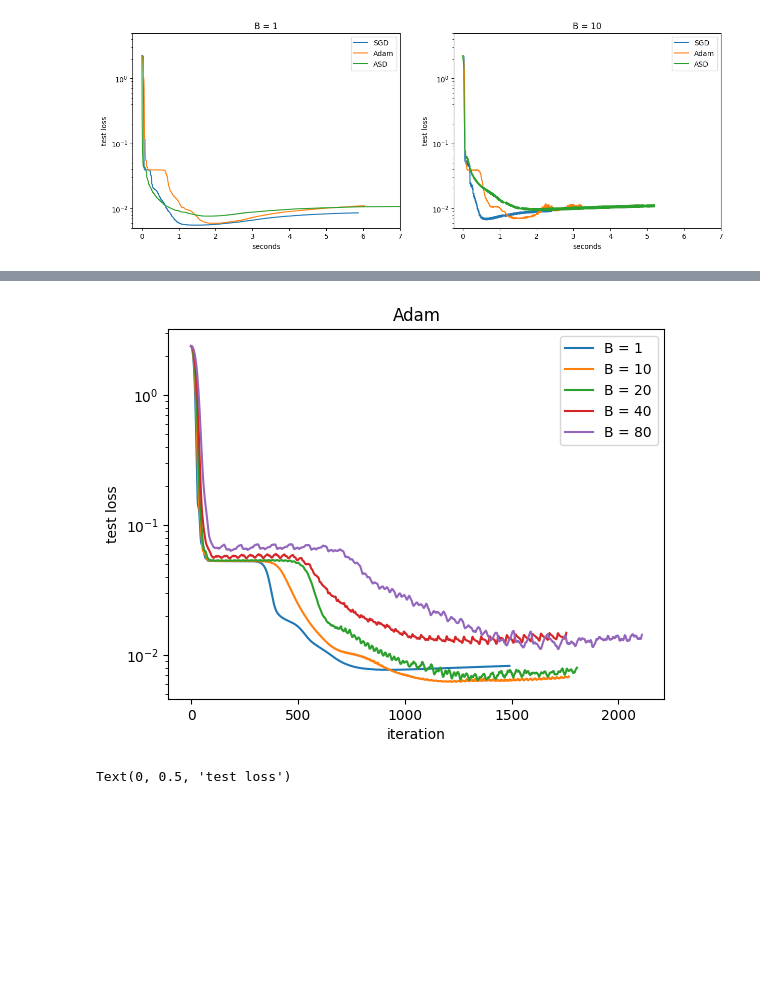
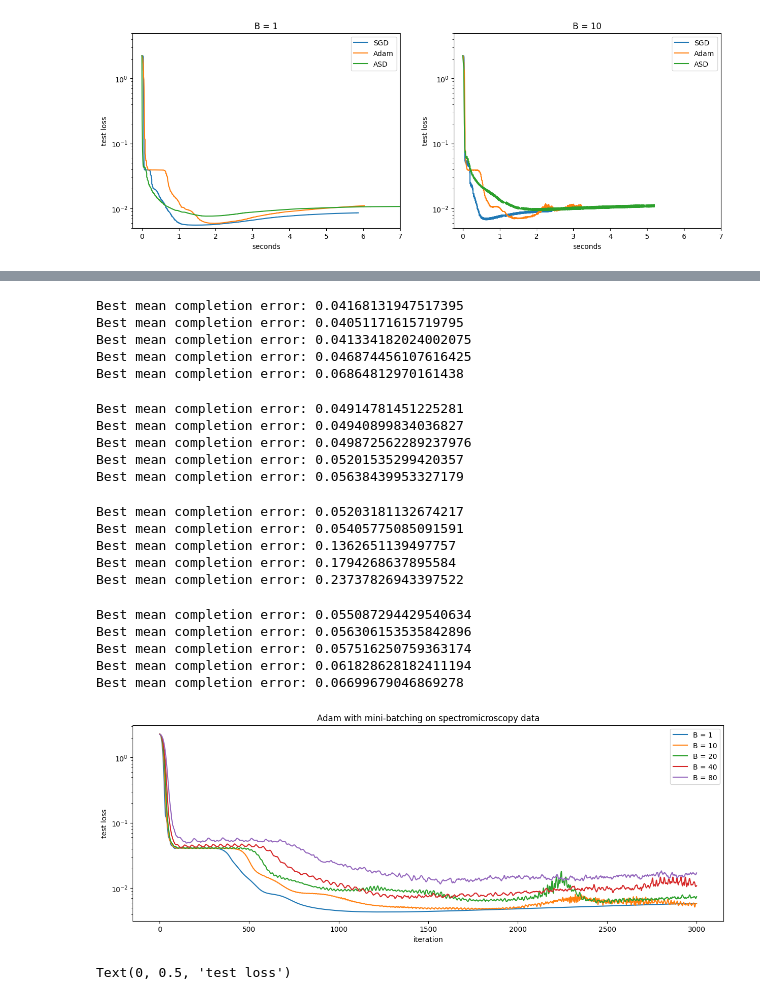
Before and after one commit to SeanESCA/continuous-matrix-completion, a Jupyter notebook: Experiments.ipynb, the cells around one changed output, grey strips where cells are left out. Cells and saved outputs as stored; diff of their text form; code cells hidden in the pictures; blank space fills up the shorter version.

Commit message:
Completed experiments for setting learning rate for SGD, and comparing the test loss and mean completion error.

```diff
--- a/Experiments.ipynb
+++ b/Experiments.ipynb
@@ -226,8 +218,10 @@ plt.legend(loc="upper right")
 # %%
 file = np.load("CW2.npz")
-A = torch.tensor(file["Y"], dtype=torch.float32)
-A = A.reshape((25**2, 49))
+A = torch.tensor(file["Y"], dtype=torch.float32).reshape((25**2, 49))
+true_err_fn = lambda X, Y: completion_err(X, Y, A)
 r = 5
 p = 1/3
-B = 10
+B = 40
+K = 3000
+k_test = 100
 I = bernoulli(A, p)
@@ -377,13 +367,3 @@ ax.set_xlim((-0.25,7))
 # %% [output]
 (-0.25, 7.0)
 [figure]
-# %%
-# Batch test
-adam_batch_test_list = []
-batch_list = [1, 10, 20, 40, 80]
-
-for B in batch_list:
-    params = initial(mu, n, r)
-    optimiser = torch.optim.Adam(params, lr=0.02)
-    res = optimise(optimiser, params, Y, I, B, dk=3000, K=3000)
-    adam_batch_test_list.append(res)
@@ -396,14 +372,65 @@ for B in batch_list:
+# %%
+K = 4000
+B_list = [1, 10, 20, 40, 80]
+# %%
+# Adam.
+adam_batch_list = []
+for B in B_list:
+    X, Y = initial(A, r)
+    adam_batch_list.append(optimise(X, Y, A, I, "adam", lr=0.01, true_err_fn=true_err_fn, B=B, dk=K, K=K))
+# %% [output]
+Best mean completion error: 0.04168131947517395
+Best mean completion error: 0.04051171615719795
+Best mean completion error: 0.041334182024002075
+Best mean completion error: 0.046874456107616425
+Best mean completion error: 0.06864812970161438
+# %%
+# SGD.
+sgd_batch_list = []
+for B in B_list:
+    X, Y = initial(A, r)
+    sgd_batch_list.append(optimise(X, Y, A, I, lr=8, true_err_fn=true_err_fn, B=B, dk=K, K=K))
+# %% [output]
+Best mean completion error: 0.04914781451225281
+Best mean completion error: 0.04940899834036827
+Best mean completion error: 0.049872562289237976
+Best mean completion error: 0.05201535299420357
+Best mean completion error: 0.05638439953327179
+# %%
+# Batch test
+asd1_batch_list = []
+for B in B_list:
+    X, Y = initial(A, r)
+    asd1_batch_list.append(asd(X, Y, A, I, true_err_fn=true_err_fn, B=B, dk=K, K=K))
+# %% [output]
+Best mean completion error: 0.05203181132674217
+Best mean completion error: 0.05405775085091591
+Best mean completion error: 0.1362651139497757
+Best mean completion error: 0.1794268637895584
+Best mean completion error: 0.23737826943397522
+# %%
+# Mini-batch ASD 2.
+asd2_batch_list = []
+for B in B_list:
+    X, Y = initial(A, r)
+    asd2_batch_list.append(asd(X, Y, A, I, true_err_fn=true_err_fn, B=B, db=B//2, dk=K, K=K))
+# %% [output]
+Best mean completion error: 0.055087294429540634
+Best mean completion error: 0.056306153535842896
+Best mean completion error: 0.057516250759363174
+Best mean completion error: 0.061828628182411194
+Best mean completion error: 0.06699679046869278
 # %%
 loss_str = "test_loss_list"
-for i in range(len(adam_batch_test_list)):
-    plt.semilogy(adam_batch_test_list[i][loss_str], label=f"B = {batch_list[i]}")
+for i in range(len(adam_batch_list)):
+    plt.semilogy(adam_batch_list[i][loss_str], label=f"B = {B_list[i]}")
 plt.legend(loc="upper right")
-plt.title("Adam")
+plt.title("Adam with mini-batching on spectromicroscopy data")
 plt.xlabel("iteration")
 plt.ylabel("test loss")
 plt.savefig("real_adam_batch_test")
 # %% [output]
-[figure, old version]
+[figure, new version]
 # %%
 plt.subplot(1,2,1)
 for i in range(len(sgd_batch_test_list)):
```
Also changed, not shown: parts of 39 cells of this notebook.
